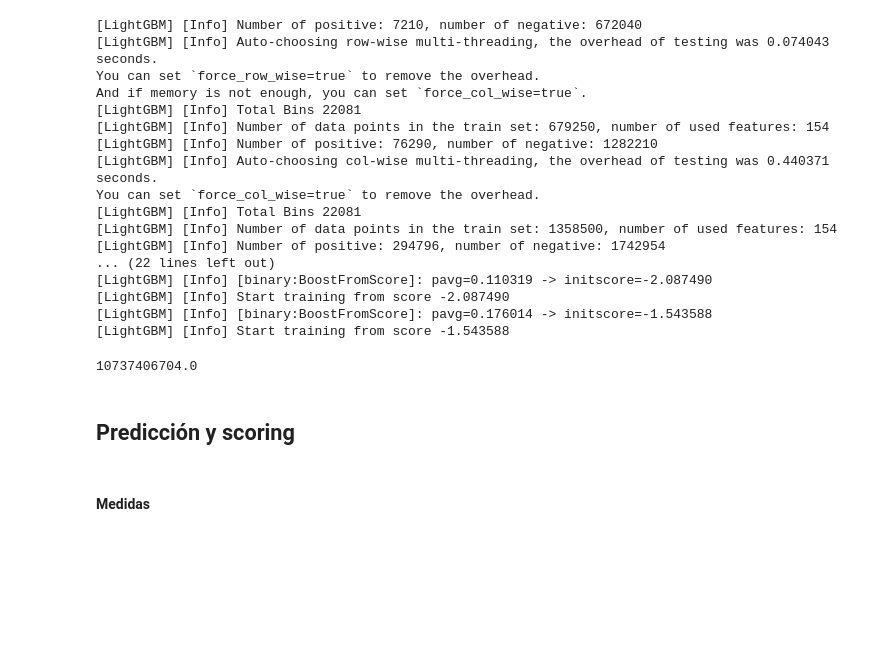
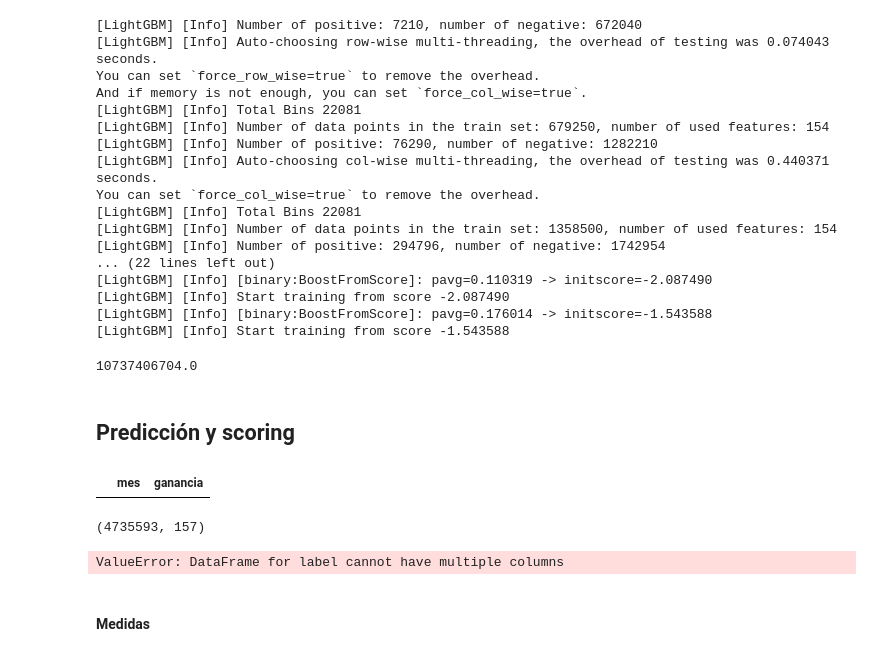
Before and after one commit to N-Alba-DS/dmeyf2024, a Jupyter notebook: Modelos/main_scripts/Modelo_2_back_testing.ipynb, the cells around one changed output. Cells and saved outputs as stored; diff of their text form; code cells hidden in the pictures; blank space fills up the shorter version.

```diff
--- a/Modelos/main_scripts/Modelo_2_back_testing.ipynb
+++ b/Modelos/main_scripts/Modelo_2_back_testing.ipynb
@@ -500,0 +523,6 @@ def calcular_medidas(X_train, Y_train, w_train, X_test, Y_test, w_test):
+# %%
+data_frame_meses = pd.DataFrame({'mes':[] , 'ganancia':[] })
+# %%
+data_frame_meses.sort_values('ganancia', ascending=False)
+# %% [output]
+|  | mes | ganancia |
@@ -501,2 +534,39 @@ def calcular_medidas(X_train, Y_train, w_train, X_test, Y_test, w_test):
+# %%
+data.shape
+# %% [output]
+(4735593, 157)
+# %%
+for mes in meses_train:
+    mes_train = mes
+    mes_test = 202106
+
+    data['clase_peso'] = 1.0
+    data.loc[data['clase_ternaria'] == 'BAJA+2', 'clase_peso'] = 1.00002
+    data.loc[data['clase_ternaria'] == 'BAJA+1', 'clase_peso'] = 1.00001
+    data['clase_peso'].isna().sum()
+
+    data['clase_binaria'] = np.where(data['clase_ternaria']=='CONTINUA', 0, 1)
+    # Especificar mes de train y test
+
+    df_train = data[data['foto_mes']>=mes_train]
+    df_test = data[data['foto_mes']==mes_test]
+
+    clase_peso = df_train['clase_peso']
+    X_train = df_train.drop(['clase_ternaria', 'clase_binaria', 'clase_peso'], axis=1)
+    Y_train = df_train['clase_binaria']
+    X_test = df_test.drop(['clase_ternaria', 'clase_binaria', 'clase_peso'], axis=1)
+    Y_test = df_test['clase_binaria']
+    w_train = df_train['clase_peso']
+    w_test = df_test['clase_peso']
+
+
+    dicc_resultados = calcular_medidas(X_train, Y_train, w_train, X_test, Y_test, w_test)
+    meses = df_train['foto_mes'].unique().tolist()
+
+    ganancia = dicc_resultados['ganancia']
+    nueva_fila = pd.DataFrame({'mes':[meses], 'ganancia':[ganancia]})
+    data_frame_meses = pd.concat ( [data_frame_meses, nueva_fila], ignore_index=True)
+# %% [output]
+ValueError: DataFrame for label cannot have multiple columns
 # %% [markdown]
 #### Medidas
```
Also changed, not shown: parts of 11 cells of this notebook, 1 other file.
